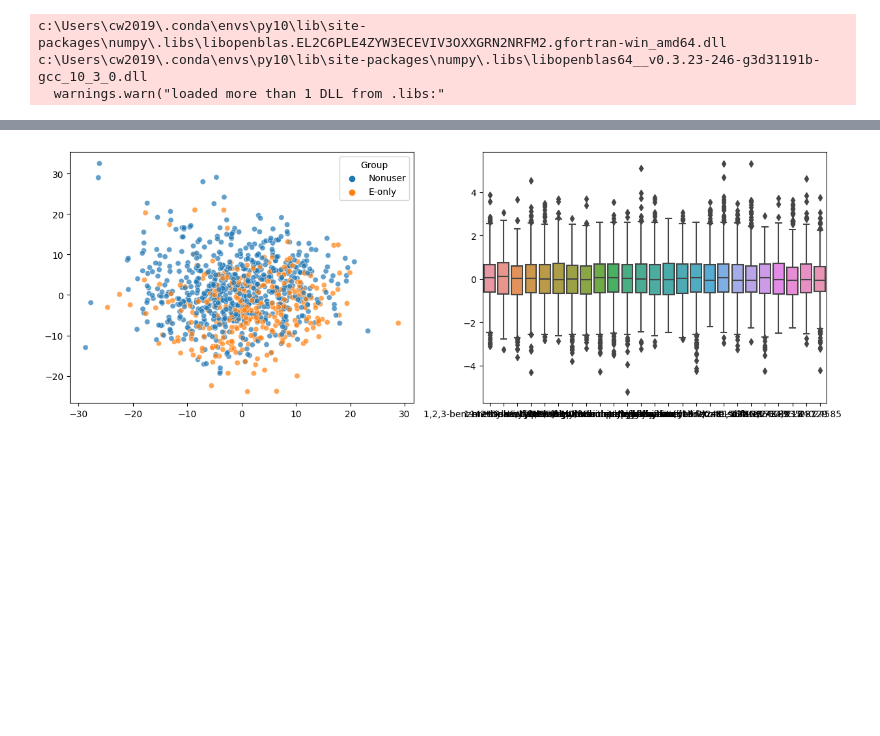
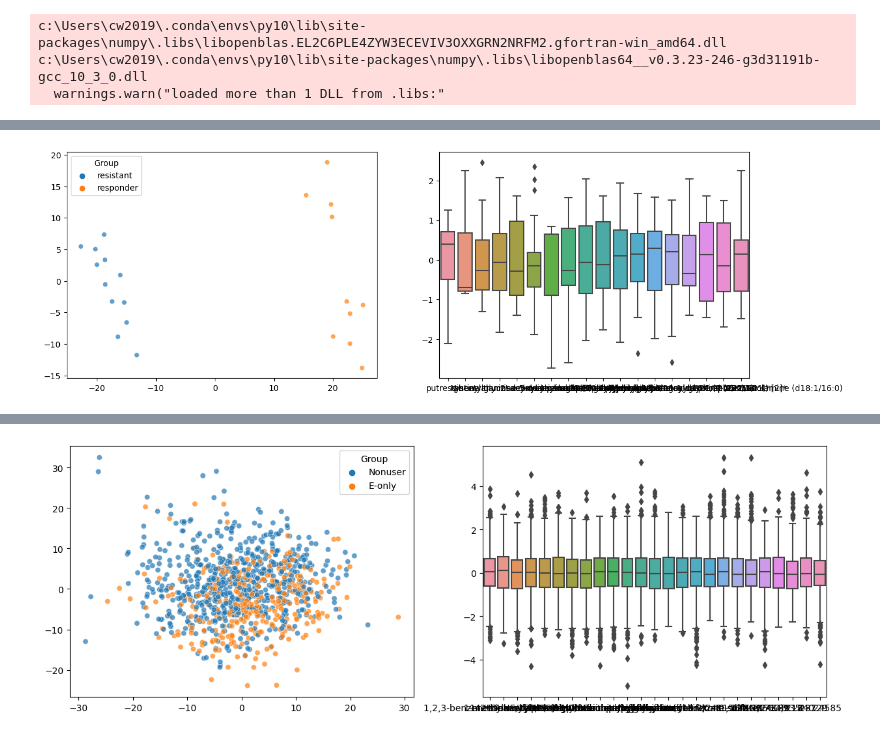
Before and after one commit to cwieder/MetHDN, a Jupyter notebook: Metabolon/scratch1.ipynb, the cells around one changed output, grey strips where cells are left out. Saved outputs shown, nothing was run; the diff lists cells and outputs as text; code cells hidden in the pictures; blank space fills up the shorter version.

```diff
--- a/Metabolon/scratch1.ipynb
+++ b/Metabolon/scratch1.ipynb
@@ -133,3 +168,7 @@ class MetabolonDataset:
+# %%
+erbc_data.plot_qc()
+# %% [output]
+[figure, added]
 # %%
 
 pmh_data = MetabolonDataset(
```
Also changed, not shown: parts of 18 cells of this notebook.
